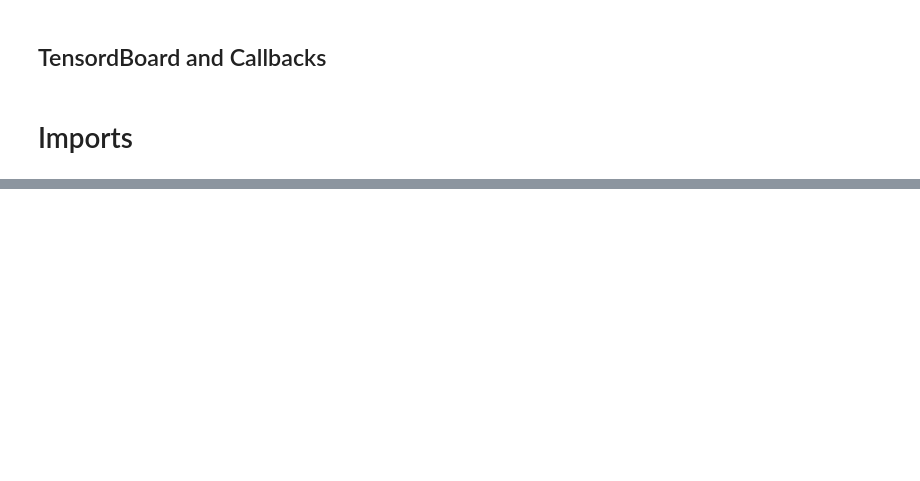
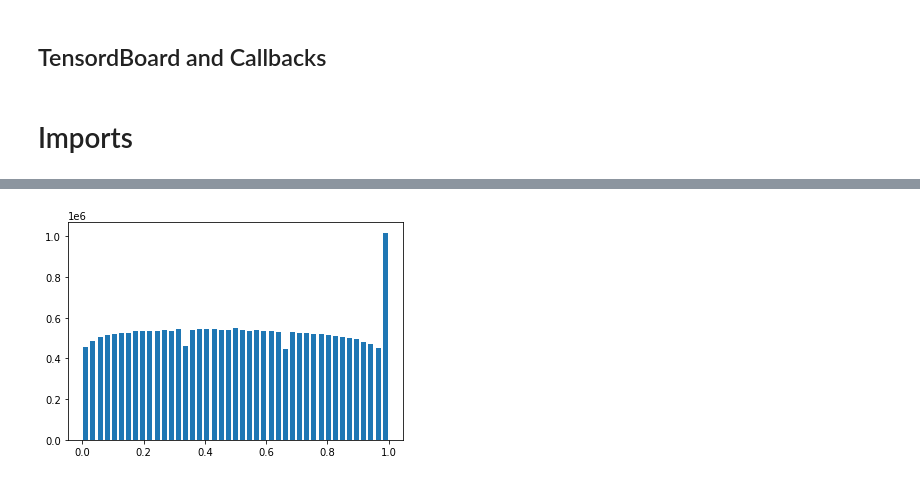
Before and after one commit to ericlewisX/computer_vision_classifier, a Jupyter notebook: Traffic_Signs_Classifier.ipynb, the cells around one changed output, grey strips where cells are left out. Cells and saved outputs as stored; diff of their text form; code cells hidden in the pictures; blank space fills up the shorter version.

```diff
--- a/Traffic_Signs_Classifier.ipynb
+++ b/Traffic_Signs_Classifier.ipynb
@@ -157,3 +240,5 @@ def train_validation_split(X_train, y_train, validation_size):
   X_train, X_validation, y_train, y_validation = train_test_split(X_train, y_train, test_size = validation_size)
 
   return X_train, X_validation, y_train, y_validation
+# %%
+X_train, X_validation, y_train, y_validation = train_validation_split(X_train, y_train)
@@ -159,0 +254,43 @@ def train_validation_split(X_train, y_train, validation_size):
+# %%
+num_of_samples = []
+cols = 5
+class_count = class_count
+fig, axs = plt.subplots(nrows = class_count, ncols = cols, figsize=(5, 300))
+fig.tight_layout()
+for i in range(cols):
+    for j,row in data.iterrows():
+        x_selected = X_train[y_train == j]
+        # axs[j][i].imshow(x_selected[random.randint(0, len(x_selected)- 1), :, :], cmap=plt.get_cmap("gray"))
+        # axs[j][i].axis("off")
+        if i == 2:
+            axs[j][i].set_title(str(j)+ "-"+row["Name"])
+            num_of_samples.append(len(x_selected))
+# %%
+def grayscale(img):
+    img = img.astype(np.float32)
+    gray = cv2.cvtColor(img, cv2.COLOR_BGR2GRAY)
+    img_expanded = gray[:, :, np.newaxis]
+    return img_expanded
+
+def equalize(img):
+    img1 = np.uint8(cv2.normalize(img, None, 0, 255, cv2.NORM_MINMAX))
+    img = cv2.equalizeHist(img1)
+    return img
+
+def preprocessing(img):
+
+  img = grayscale(img)
+  img = equalize(img)      # STANDARDIZE THE LIGHTING IN AN IMAGE
+  img = img/255
+  return img
+# %%
+X_train = np.array(list(map(preprocessing,X_train)))  # TO IRETATE AND PREPROCESS ALL IMAGES
+# %%
+# histogram of label frequency
+hist, bins = np.histogram(X_train, class_count)
+width = 0.7 * (bins[1] - bins[0])
+center = (bins[:-1] + bins[1:]) / 2
+plt.bar(center, hist, align = 'center', width = width)
+plt.show()
+# %% [output]
+[figure, added]
```
Also changed, not shown: parts of 30 cells of this notebook.
